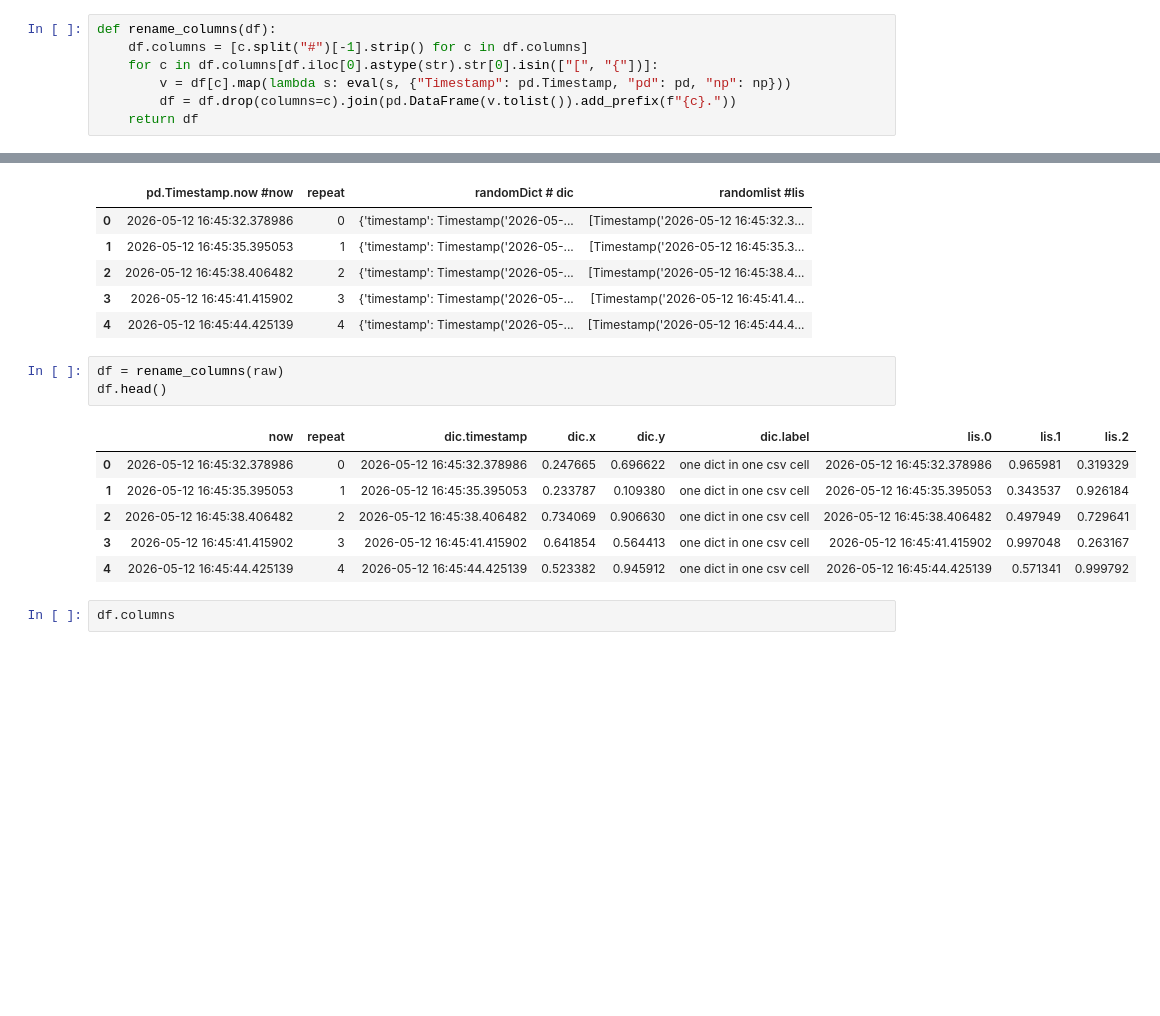
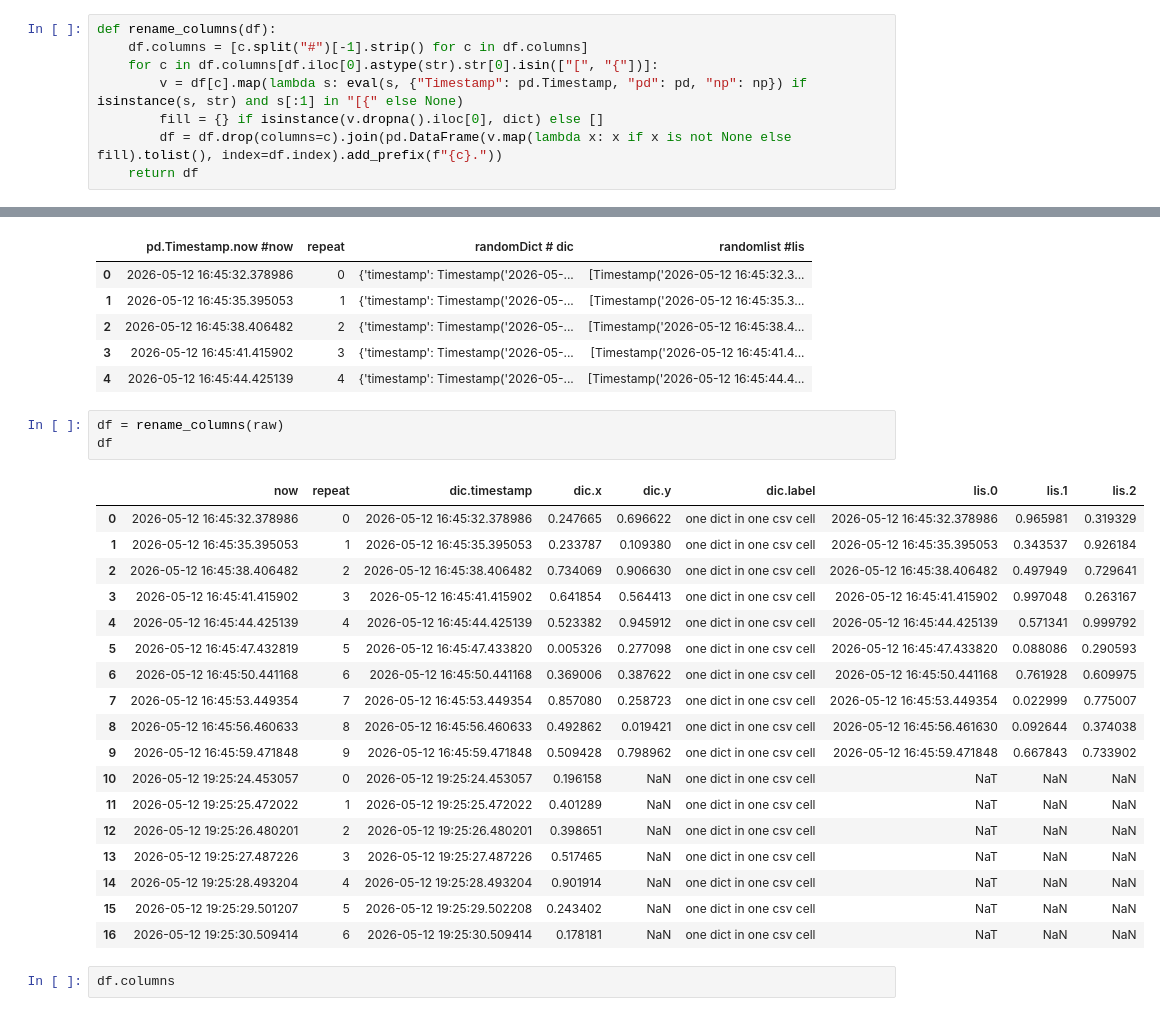
Before and after one commit to OrionSmedley/SagnacOperatingSys, a Jupyter notebook: MinimalSagnac/Examples/dictExpander.ipynb, the cells around one changed output, grey strips where cells are left out. Cells and saved outputs as stored; diff of their text form; blank space fills up the shorter version.

```diff
--- a/MinimalSagnac/Examples/dictExpander.ipynb
+++ b/MinimalSagnac/Examples/dictExpander.ipynb
@@ -12,8 +12,9 @@ csv_file = "dictExpander.csv"
 def rename_columns(df):
     df.columns = [c.split("#")[-1].strip() for c in df.columns]
     for c in df.columns[df.iloc[0].astype(str).str[0].isin(["[", "{"])]:
-        v = df[c].map(lambda s: eval(s, {"Timestamp": pd.Timestamp, "pd": pd, "np": np}))
-        df = df.drop(columns=c).join(pd.DataFrame(v.tolist()).add_prefix(f"{c}."))
+        v = df[c].map(lambda s: eval(s, {"Timestamp": pd.Timestamp, "pd": pd, "np": np}) if isinstance(s, str) and s[:1] in "[{" else None)
+        fill = {} if isinstance(v.dropna().iloc[0], dict) else []
+        df = df.drop(columns=c).join(pd.DataFrame(v.map(lambda x: x if x is not None else fill).tolist(), index=df.index).add_prefix(f"{c}."))
     return df
 # %%
 raw = pd.read_csv(csv_file, comment=";")
@@ -27,14 +28,26 @@ raw.head()
 | 4 | 2026-05-12 16:45:44.425139 | 4 | {'timestamp': Timestamp('2026-05-... | [Timestamp('2026-05-12 16:45:44.4... |
 # %%
 df = rename_columns(raw)
-df.head()
+df
 # %% [output]
 |  | now | repeat | dic.timestamp | dic.x | dic.y | dic.label | lis.0 | lis.1 | lis.2 |
 | 0 | 2026-05-12 16:45:32.378986 | 0 | 2026-05-12 16:45:32.378986 | 0.247665 | 0.696622 | one dict in one csv cell | 2026-05-12 16:45:32.378986 | 0.965981 | 0.319329 |
 | 1 | 2026-05-12 16:45:35.395053 | 1 | 2026-05-12 16:45:35.395053 | 0.233787 | 0.109380 | one dict in one csv cell | 2026-05-12 16:45:35.395053 | 0.343537 | 0.926184 |
 | 2 | 2026-05-12 16:45:38.406482 | 2 | 2026-05-12 16:45:38.406482 | 0.734069 | 0.906630 | one dict in one csv cell | 2026-05-12 16:45:38.406482 | 0.497949 | 0.729641 |
 | 3 | 2026-05-12 16:45:41.415902 | 3 | 2026-05-12 16:45:41.415902 | 0.641854 | 0.564413 | one dict in one csv cell | 2026-05-12 16:45:41.415902 | 0.997048 | 0.263167 |
 | 4 | 2026-05-12 16:45:44.425139 | 4 | 2026-05-12 16:45:44.425139 | 0.523382 | 0.945912 | one dict in one csv cell | 2026-05-12 16:45:44.425139 | 0.571341 | 0.999792 |
+| 5 | 2026-05-12 16:45:47.432819 | 5 | 2026-05-12 16:45:47.433820 | 0.005326 | 0.277098 | one dict in one csv cell | 2026-05-12 16:45:47.433820 | 0.088086 | 0.290593 |
+| 6 | 2026-05-12 16:45:50.441168 | 6 | 2026-05-12 16:45:50.441168 | 0.369006 | 0.387622 | one dict in one csv cell | 2026-05-12 16:45:50.441168 | 0.761928 | 0.609975 |
+| 7 | 2026-05-12 16:45:53.449354 | 7 | 2026-05-12 16:45:53.449354 | 0.857080 | 0.258723 | one dict in one csv cell | 2026-05-12 16:45:53.449354 | 0.022999 | 0.775007 |
+| 8 | 2026-05-12 16:45:56.460633 | 8 | 2026-05-12 16:45:56.460633 | 0.492862 | 0.019421 | one dict in one csv cell | 2026-05-12 16:45:56.461630 | 0.092644 | 0.374038 |
+| 9 | 2026-05-12 16:45:59.471848 | 9 | 2026-05-12 16:45:59.471848 | 0.509428 | 0.798962 | one dict in one csv cell | 2026-05-12 16:45:59.471848 | 0.667843 | 0.733902 |
+| 10 | 2026-05-12 19:25:24.453057 | 0 | 2026-05-12 19:25:24.453057 | 0.196158 | NaN | one dict in one csv cell | NaT | NaN | NaN |
+| 11 | 2026-05-12 19:25:25.472022 | 1 | 2026-05-12 19:25:25.472022 | 0.401289 | NaN | one dict in one csv cell | NaT | NaN | NaN |
+| 12 | 2026-05-12 19:25:26.480201 | 2 | 2026-05-12 19:25:26.480201 | 0.398651 | NaN | one dict in one csv cell | NaT | NaN | NaN |
+| 13 | 2026-05-12 19:25:27.487226 | 3 | 2026-05-12 19:25:27.487226 | 0.517465 | NaN | one dict in one csv cell | NaT | NaN | NaN |
+| 14 | 2026-05-12 19:25:28.493204 | 4 | 2026-05-12 19:25:28.493204 | 0.901914 | NaN | one dict in one csv cell | NaT | NaN | NaN |
+| 15 | 2026-05-12 19:25:29.501207 | 5 | 2026-05-12 19:25:29.502208 | 0.243402 | NaN | one dict in one csv cell | NaT | NaN | NaN |
+| 16 | 2026-05-12 19:25:30.509414 | 6 | 2026-05-12 19:25:30.509414 | 0.178181 | NaN | one dict in one csv cell | NaT | NaN | NaN |
 # %%
 df.columns
 # %% [output]
```
Also changed, not shown: parts of 1 cell of this notebook, 2 other files.
